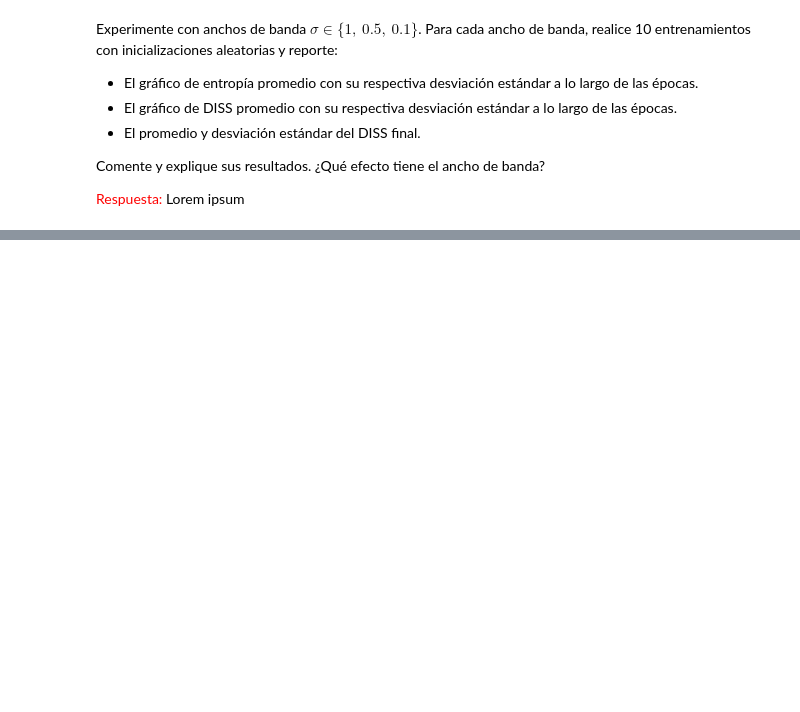
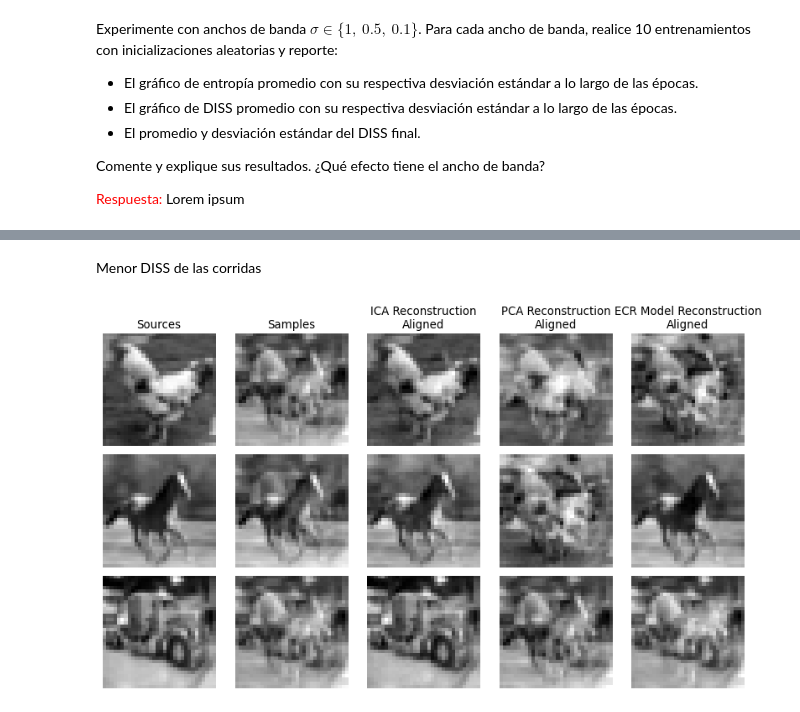
Before and after one commit to nfierroflo/EL7006-1, a Jupyter notebook: T2/EL7006_T2_ITL_P2_Enunciado.ipynb, the cells around one changed output, grey strips where cells are left out. Drawn from its saved outputs; the diff is of its cells as text; code cells hidden in the pictures; blank space fills up the shorter version.

```diff
--- a/T2/EL7006_T2_ITL_P2_Enunciado.ipynb
+++ b/T2/EL7006_T2_ITL_P2_Enunciado.ipynb
@@ -537,0 +725,8 @@ Seleccione el mejor ancho de banda encontrado. Para dicho ancho de banda, selecc
+# %%
+disses = np.array(all_diss_histories[1])
+final_diss = disses[:, -1]
+print(f"Statistics for σ={1}:")
+print(f"DISS mediana: {np.median(final_diss)}")
+#minimum diss value
+print(f"DISS mínima: {min(final_diss)}")
+final_diss
@@ -583,0 +821,64 @@ plt.show()
+# %% [markdown]
+Menor DISS de las corridas
+# %%
+model= EntropyModel(kernel_width=0.1)
+# Load the model state_dict()
+model.load_state_dict(torch.load('model_1_7.pt'))
+
+# Transform the samples using the loaded model
+reconstructions = model.transform(samples)
+recon_sources_model_aligned = alignment_algorithm(sources, reconstructions)
+
+fig, axes = plt.subplots(3, 5, figsize=(10, 6), dpi=80)
+
+# Plotting the sources
+axes[0, 0].set_title("Sources")
+for ax, source in zip(axes[:, 0], sources.T):
+    ax.imshow(source.reshape(32, 32), cmap="gray")
+
+# Plotting the samples
+axes[0, 1].set_title("Samples")
+for ax, sample in zip(axes[:, 1], samples.T):
+    ax.imshow(sample.reshape(32, 32), cmap="gray")
+
+# Plotting the ICA Reconstruction
+axes[0, 2].set_title("ICA Reconstruction\nAligned")
+for ax, recon_ica in zip(axes[:, 2], recon_sources_ica_aligned.T):
+    ax.imshow(recon_ica.reshape(32, 32), cmap="gray")
+
+# Plotting the PCA Reconstruction
+axes[0, 3].set_title("PCA Reconstruction\nAligned")
+for ax, recon_pca in zip(axes[:, 3], recon_sources_pca_aligned.T):
+    ax.imshow(recon_pca.reshape(32, 32), cmap="gray")
+
+# Plotting the model reconstructions
+axes[0, 4].set_title("ECR Model Reconstruction\nAligned")
+for ax, recon in zip(axes[:, 4], recon_sources_model_aligned.T):
+    ax.imshow(recon.reshape(32, 32), cmap="gray")
+
+# Turn off axis for all plots
+[ax.axis("off") for ax in axes.flatten()]
+
+plt.tight_layout()
+plt.show()
+
+diss_ica = compute_dissimilarity(sources, recon_sources_ica)
+diss_pca = compute_dissimilarity(sources, recon_sources_pca)
+print("DISS = %1.6f using ICA." % diss_ica)
+print("DISS = %1.6f using PCA." % diss_pca)
+print("DISS = %1.6f using ECR Model." % final_diss[6])
+print("")
+
+corr_matrix_ica_aligned = compute_correlation(sources, recon_sources_ica_aligned)
+corr_matrix_pca_aligned = compute_correlation(sources, recon_sources_pca_aligned)
+corr_matrix_ECRmodel_aligned = compute_correlation(sources, recon_sources_model_aligned)
+print("ICA Correlation Matrix (sources vs reconstructions) -- ALIGNED")
+print(corr_matrix_ica_aligned)
+print("")
+print("PCA Correlation Matrix (sources vs reconstructions) -- ALIGNED")
+print(corr_matrix_pca_aligned)
+print("")
+print("ECR Model Correlation Matrix (sources vs reconstructions) -- ALIGNED")
+print(corr_matrix_ECRmodel_aligned)
+# %% [output]
+[figure, added]
```
Also changed, not shown: parts of 14 cells of this notebook, 32 other files.
